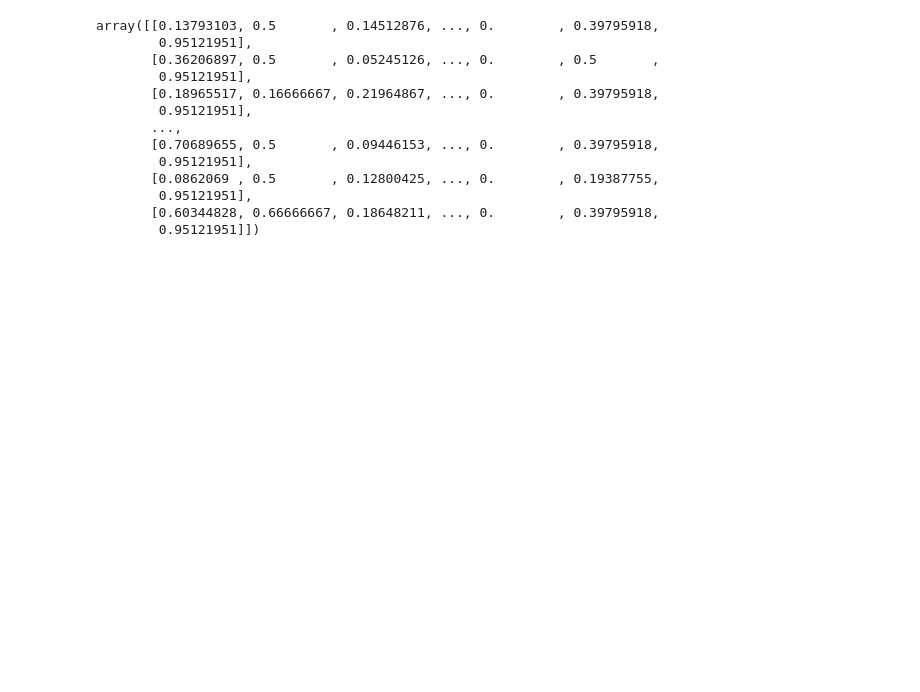
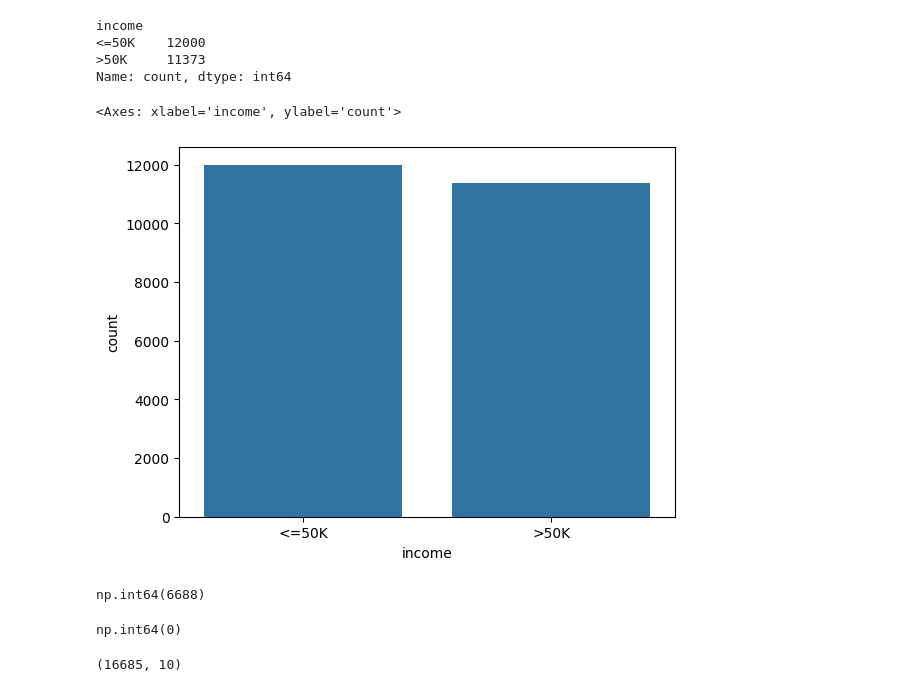
Before and after one commit to Aaditya-Singh0423/Project_Edunet, a Jupyter notebook: Employee.ipynb, the cells around one changed output. Cells and saved outputs as stored; diff of their text form; code cells hidden in the pictures; blank space fills up the shorter version.

```diff
--- a/Employee.ipynb
+++ b/Employee.ipynb
@@ -405,19 +345,39 @@ Name: income, Length: 47619, dtype: object
+# %%
+not_high_income = df[df['income'] == '<=50K']   # majority
+high_income = df[df['income'] == '>50K']        # minority
+# %%
+not_high_income_sampled = not_high_income.sample(n=12000, random_state=42)
+high_income_sampled = high_income.sample(n=11373,replace=True, random_state=42)
+# %%
+balanced_df = pd.concat([not_high_income_sampled, high_income_sampled])
+df = balanced_df.sample(frac=1, random_state=42).reset_index(drop=True)
+
+df['income'].value_counts()
+# %% [output]
+income
+<=50K    12000
+>50K     11373
+Name: count, dtype: int64
+# %%
+import seaborn as sns
+sns.countplot(x='income', data=df)
+# %% [output]
+<Axes: xlabel='income', ylabel='count'>
+[figure, added]
+# %%
+df.duplicated().sum()
+# %% [output]
+np.int64(6688)
+# %%
+df.drop_duplicates(inplace=True)
+df.duplicated().sum()
+# %% [output]
+np.int64(0)
+# %%
+df.shape
+# %% [output]
+(16685, 10)
 # %%
-from sklearn.preprocessing import MinMaxScaler
-scaler=MinMaxScaler()
-x=scaler.fit_transform(x)
-x
+from sklearn.preprocessing import RobustScaler
+obj=RobustScaler() # Creating an instance of RobustScaler
+x = obj.fit_transform(x)
-# %% [output]
-array([[0.13793103, 0.5       , 0.14512876, ..., 0.        , 0.39795918,
-        0.95121951],
-       [0.36206897, 0.5       , 0.05245126, ..., 0.        , 0.5       ,
-        0.95121951],
-       [0.18965517, 0.16666667, 0.21964867, ..., 0.        , 0.39795918,
-        0.95121951],
-       ...,
-       [0.70689655, 0.5       , 0.09446153, ..., 0.        , 0.39795918,
-        0.95121951],
-       [0.0862069 , 0.5       , 0.12800425, ..., 0.        , 0.19387755,
-        0.95121951],
-       [0.60344828, 0.66666667, 0.18648211, ..., 0.        , 0.39795918,
-        0.95121951]])
```
Also changed, not shown: parts of 97 cells of this notebook, 3 other files.
